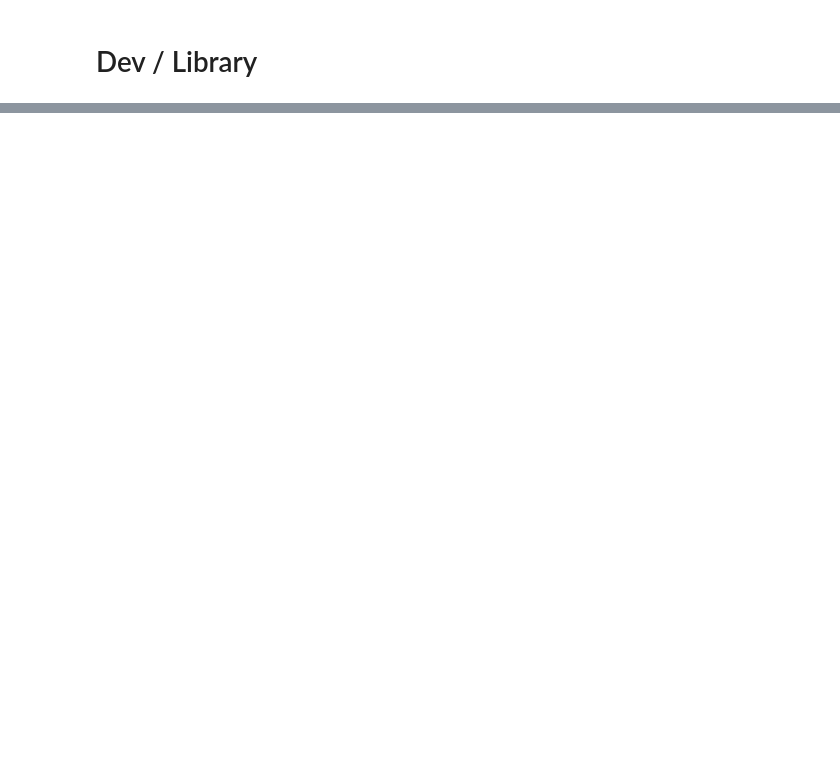
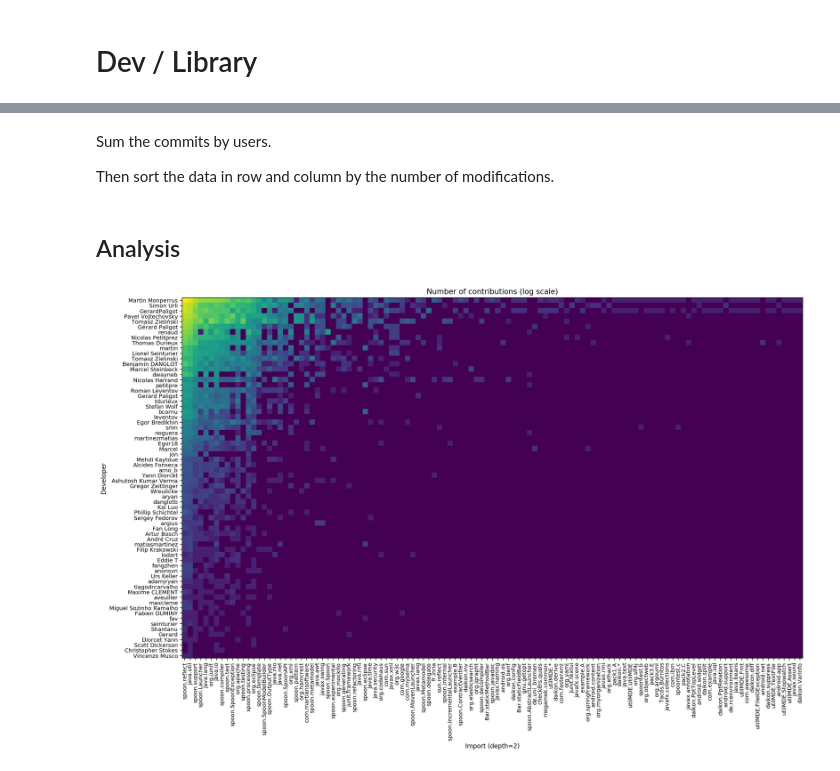
Before and after one commit to castor-software/oss-graph-metrics, a Jupyter notebook: data_analysis/notebook/dev_library.ipynb, the cells around one changed output, grey strips where cells are left out. Cells and saved outputs as stored; diff of their text form; code cells hidden in the pictures; blank space fills up the shorter version.

```diff
--- a/data_analysis/notebook/dev_library.ipynb
+++ b/data_analysis/notebook/dev_library.ipynb
@@ -46,10 +54,13 @@ data = []
 
 for sha, commit in list(commit_info.items()):
     libraries = set()
+    c = z_k(mapping_size)
     for file, file_info in commit['files_info'].items():
-        libraries = libraries | set([ mapping(lib) for lib in file_info['imports'] ])
+        file_libraries = set([ mapping(lib) for lib in file_info['imports'] ])
+        libraries = libraries | file_libraries
+        c = v_sum(c, z_k(mapping_size, *file_libraries))
     if len(libraries) > 0:
-        data.append( [sha, commit['author']['name']] + list(z_k(mapping_size, *libraries)))
+        data.append( [sha, commit['author']['name']] + list(c))
+        #data.append( [sha, commit['author']['name']] + list(z_k(mapping_size, *libraries)))
 
-#data
 df = pd.DataFrame(data=data, columns=['sha', 'author', *mapping_elemnts])
@@ -84 +67,33 @@ def plot_matrix(df, title, xlabel = '', ylabel=''):
+# %% [markdown]
+Sum the commits by users.
+
+Then sort the data in row and column by the number of modifications.
+# %%
+agreg = df.groupby('author').sum()
+agreg = agreg.loc[:,agreg.sum() > 1]
+agreg_sorted = agreg.loc[agreg.sum(axis=1).sort_values(ascending=False).index]
+agreg_sorted = agreg_sorted.loc[:,agreg_sorted.sum(axis=0).sort_values(ascending=False).index]
+# %% [markdown]
+## Analysis
+# %%
+import matplotlib.pyplot as plt
+import numpy as np
+
+def plot_matrix(df, title, xlabel = '', ylabel='', log_scale=False):
+    fig = plt.figure(figsize=(18, 16), dpi=160, facecolor='w', edgecolor='k')
+    if log_scale:
+        plt.imshow(np.log(df.add(1)))
+    else:
+        plt.imshow(df)
+    plt.xlabel(xlabel)
+    plt.ylabel(ylabel)
+    plt.xticks(range(len(list(df.columns))), list(df.columns), rotation=90, fontsize=9)
+    plt.yticks(range(len(list(df.index))), list(df.index), fontsize=9)
+    plt.title(title)
+    #plt.ylabel('some numbers')
+    plt.show()
+# %%
+plot_matrix(agreg_sorted, 'Number of contributions (log scale)', xlabel='Import (depth=2)', ylabel='Developer', log_scale=True)
+# %% [output]
+[figure, added]
 # %%
```
Also changed, not shown: parts of 23 cells of this notebook.
